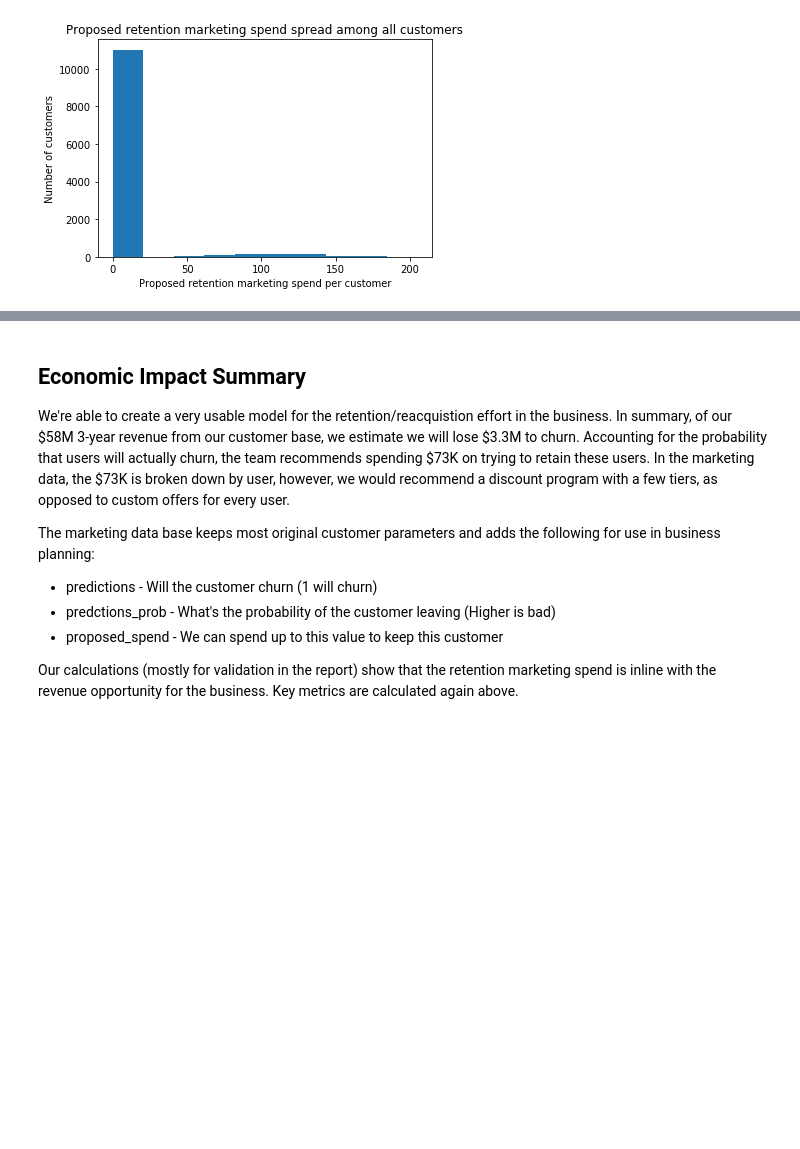
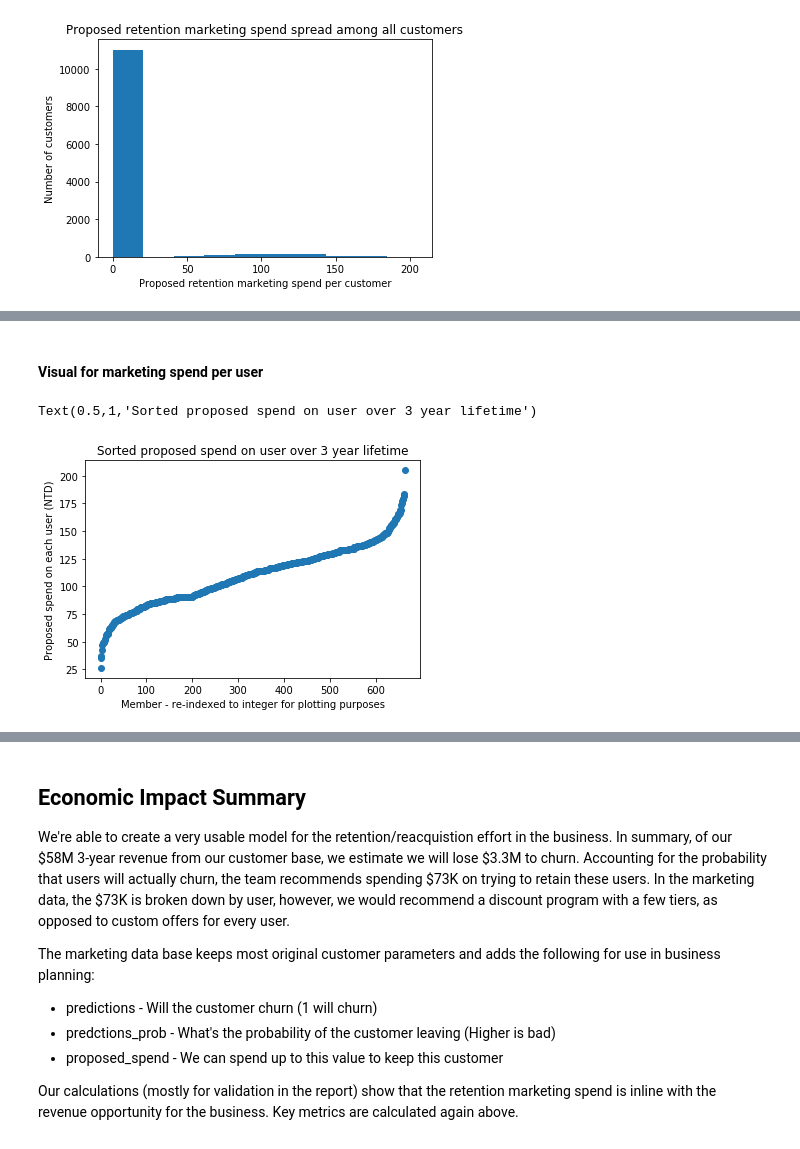
Before and after one commit to ajolson89/W207Fall2018Final, a Jupyter notebook: W207_FinalProj_02MLModels_KennedyKhannaOlson_Final.ipynb, the cells around one changed output, grey strips where cells are left out. Saved outputs shown, nothing was run; the diff lists cells and outputs as text; code cells hidden in the pictures; blank space fills up the shorter version.

Commit message:
Added a bit to economic data

```diff
--- a/W207_FinalProj_02MLModels_KennedyKhannaOlson_Final.ipynb
+++ b/W207_FinalProj_02MLModels_KennedyKhannaOlson_Final.ipynb
@@ -1039,0 +1046,14 @@ plt.show()
+# %% [markdown]
+#### Visual for marketing spend per user
+# %%
+#Scatter Plot to Show Proposed Spend per User
+sorted_marketing = marketing_data.sort_values(by='proposed_spend')
+sorted_marketing = sorted_marketing[sorted_marketing['proposed_spend'] >0.0]['proposed_spend']
+sorted_marketing = sorted_marketing.reset_index()
+plt.scatter(sorted_marketing.index, sorted_marketing['proposed_spend'])
+plt.xlabel('Member - re-indexed to integer for plotting purposes')
+plt.ylabel('Maximum proposed spend on each user (NTD)')
+plt.title('Sorted proposed spend on user over 3 year lifetime')
+# %% [output]
+Text(0.5,1,'Sorted proposed spend on user over 3 year lifetime')
+[figure, added]
```
Also changed, not shown: parts of 7 cells of this notebook.
